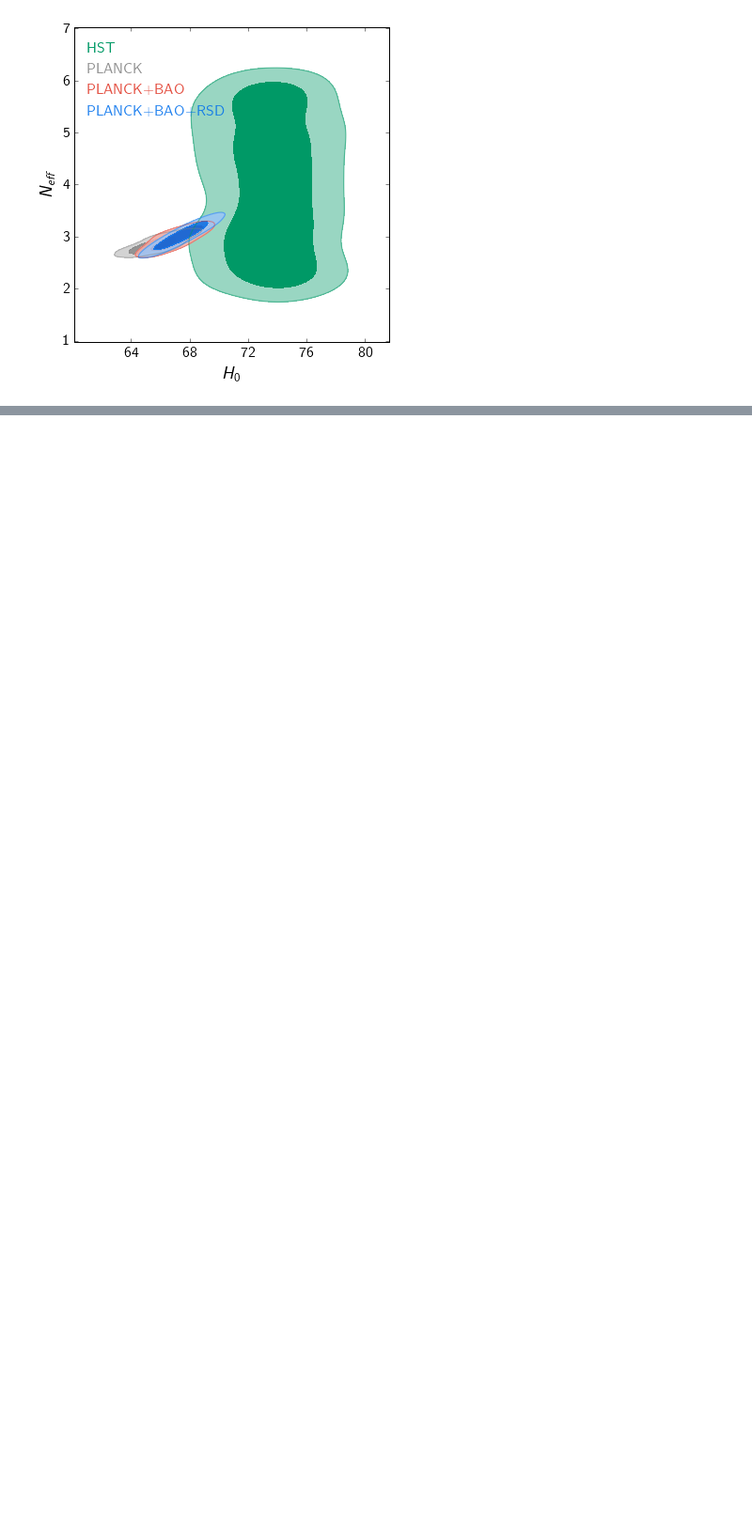
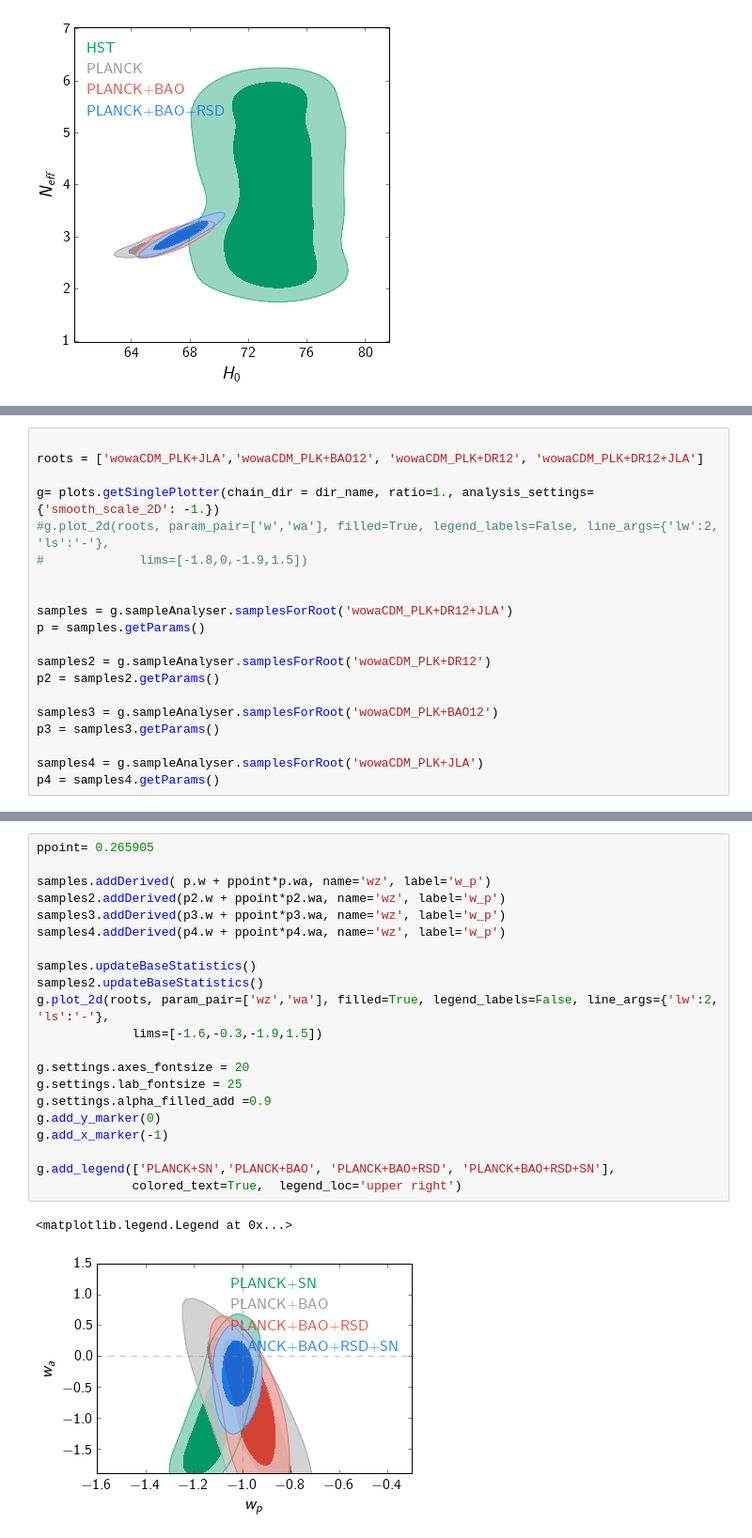
Before and after one commit to ja-vazquez/BOSS_files, a Jupyter notebook: DR12/dr12_constraints.ipynb, the cells around one changed output, grey strips where cells are left out. Shown: that part at 94% size. Saved outputs shown, nothing was run; the diff lists cells and outputs as text; blank space fills up the shorter version.

Commit message:
plots with pivot point

```diff
--- a/DR12/dr12_constraints.ipynb
+++ b/DR12/dr12_constraints.ipynb
@@ -310,0 +313,20 @@ g.export('Neff_all.pdf')
+# %%
+
+roots = ['wowaCDM_PLK+JLA','wowaCDM_PLK+BAO12', 'wowaCDM_PLK+DR12', 'wowaCDM_PLK+DR12+JLA']
+
+g= plots.getSinglePlotter(chain_dir = dir_name, ratio=1., analysis_settings={'smooth_scale_2D': -1.})
+#g.plot_2d(roots, param_pair=['w','wa'], filled=True, legend_labels=False, line_args={'lw':2,  'ls':'-'},
+#             lims=[-1.8,0,-1.9,1.5])
+
+
+samples = g.sampleAnalyser.samplesForRoot('wowaCDM_PLK+DR12+JLA')
+p = samples.getParams()
+
+samples2 = g.sampleAnalyser.samplesForRoot('wowaCDM_PLK+DR12')
+p2 = samples2.getParams()
+
+samples3 = g.sampleAnalyser.samplesForRoot('wowaCDM_PLK+BAO12')
+p3 = samples3.getParams()
+
+samples4 = g.sampleAnalyser.samplesForRoot('wowaCDM_PLK+JLA')
+p4 = samples4.getParams()
@@ -310,0 +353,24 @@ g.export('Neff_all.pdf')
+# %%
+ppoint= 0.265905
+
+samples.addDerived( p.w + ppoint*p.wa, name='wz', label='w_p')
+samples2.addDerived(p2.w + ppoint*p2.wa, name='wz', label='w_p')
+samples3.addDerived(p3.w + ppoint*p3.wa, name='wz', label='w_p')
+samples4.addDerived(p4.w + ppoint*p4.wa, name='wz', label='w_p')
+
+samples.updateBaseStatistics()
+samples2.updateBaseStatistics()
+g.plot_2d(roots, param_pair=['wz','wa'], filled=True, legend_labels=False, line_args={'lw':2,  'ls':'-'},
+             lims=[-1.6,-0.3,-1.9,1.5])
+
+g.settings.axes_fontsize = 20
+g.settings.lab_fontsize = 25
+g.settings.alpha_filled_add =0.9
+g.add_y_marker(0)
+g.add_x_marker(-1)
+
+g.add_legend(['PLANCK+SN','PLANCK+BAO', 'PLANCK+BAO+RSD', 'PLANCK+BAO+RSD+SN'],
+             colored_text=True,  legend_loc='upper right')
+# %% [output]
+<matplotlib.legend.Legend at 0x...>
+[figure, added]
```
Also changed, not shown: parts of 10 cells of this notebook.
